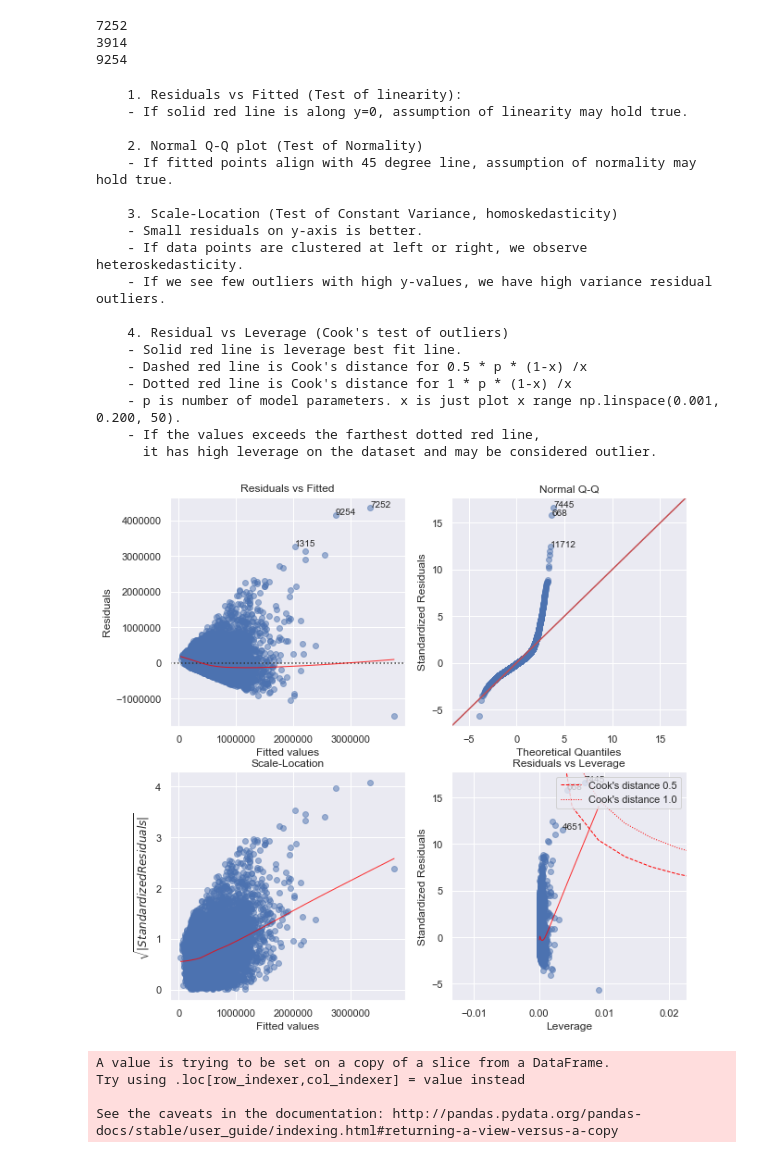
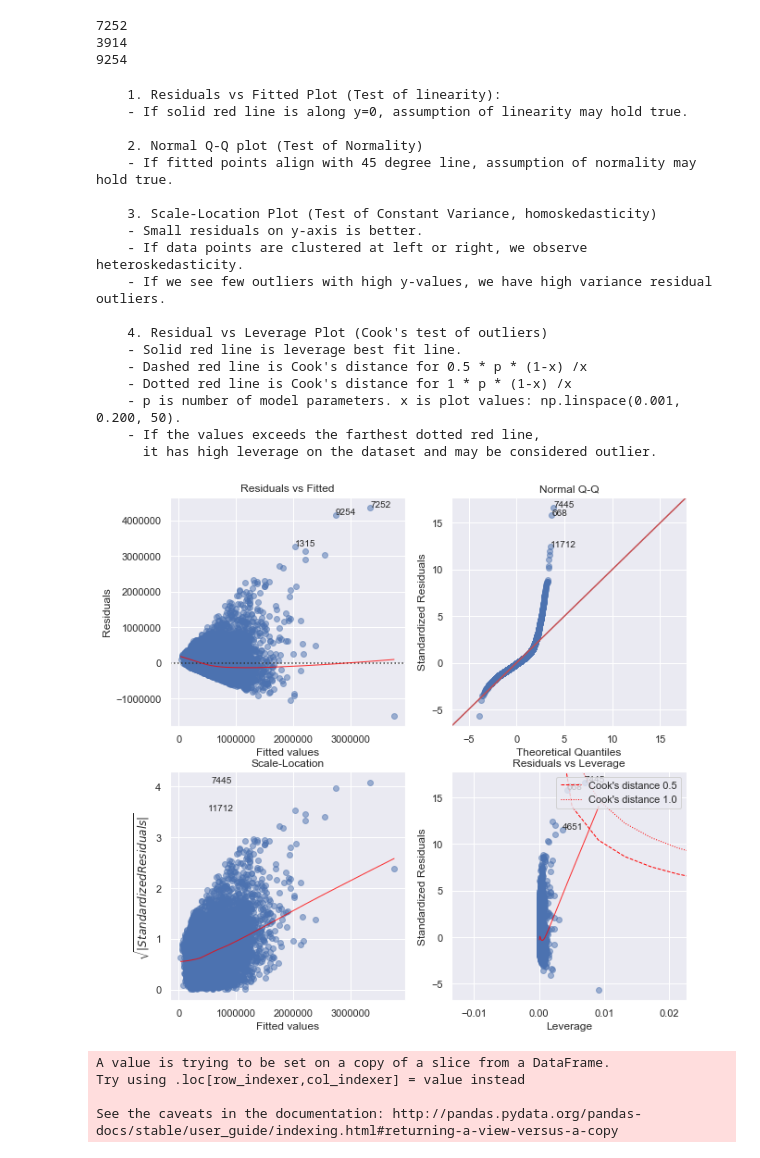
Before and after one commit to bhishanpdl/Project_House_Price_Prediction, a Jupyter notebook: notebooks/c02_regression_modelling_linear_ols_statsmodels.ipynb, the cells around one changed output. Saved outputs shown, nothing was run; the diff lists cells and outputs as text; code cells hidden in the pictures.

```diff
--- a/notebooks/c02_regression_modelling_linear_ols_statsmodels.ipynb
+++ b/notebooks/c02_regression_modelling_linear_ols_statsmodels.ipynb
@@ -96,8 +104,8 @@ df.head()
 # %% [markdown]
 # Train test split
 # %%
-train, test = train_test_split(df, test_size=0.2,random_state=100)
+df_train, df_test = train_test_split(df, test_size=0.2,random_state=100)
 
-print(df.shape, train.shape)
-train.head(2)
+print(df.shape, df_train.shape, df_test.shape)
+df_train.head(2)
 # %% [output]
@@ -338,30 +493,30 @@ for i in abs_norm_resid_top_3:
 # %%
 from bhishan.util_statsmodels import regression_residual_plots
 
 formula = 'price ~ sqft_living'
-mod = smf.ols(formula=formula, data=train)
-res = mod.fit()
+model = smf.ols(formula=formula, data=df_train)
+results = model.fit()
 
-regression_residual_plots(res, dependent_var="price",data=train[['sqft_living','price']],annotate_outliers=False)
+regression_residual_plots(results, dependent_var="price",data=df_train[['sqft_living','price']],annotate_outliers=True)
 # %% [output]
-    1. Residuals vs Fitted (Test of linearity):
+    1. Residuals vs Fitted Plot (Test of linearity):
     - If solid red line is along y=0, assumption of linearity may hold true.
 
     2. Normal Q-Q plot (Test of Normality)
     - If fitted points align with 45 degree line, assumption of normality may hold true.
 
-    3. Scale-Location (Test of Constant Variance, homoskedasticity)
+    3. Scale-Location Plot (Test of Constant Variance, homoskedasticity)
     - Small residuals on y-axis is better.
     - If data points are clustered at left or right, we observe heteroskedasticity.
     - If we see few outliers with high y-values, we have high variance residual outliers.
 
-    4. Residual vs Leverage (Cook's test of outliers)
+    4. Residual vs Leverage Plot (Cook's test of outliers)
     - Solid red line is leverage best fit line.
     - Dashed red line is Cook's distance for 0.5 * p * (1-x) /x
     - Dotted red line is Cook's distance for 1 * p * (1-x) /x
-    - p is number of model parameters. x is just plot x range np.linspace(0.001, 0.200, 50).
+    - p is number of model parameters. x is plot values: np.linspace(0.001, 0.200, 50).
     - If the values exceeds the farthest dotted red line,
       it has high leverage on the dataset and may be considered outlier.
-[figure, old version]
+[figure, new version]
 # %%
 # lets try log transformation and plot again
```
Also changed, not shown: parts of 63 cells of this notebook, 16 other files.
